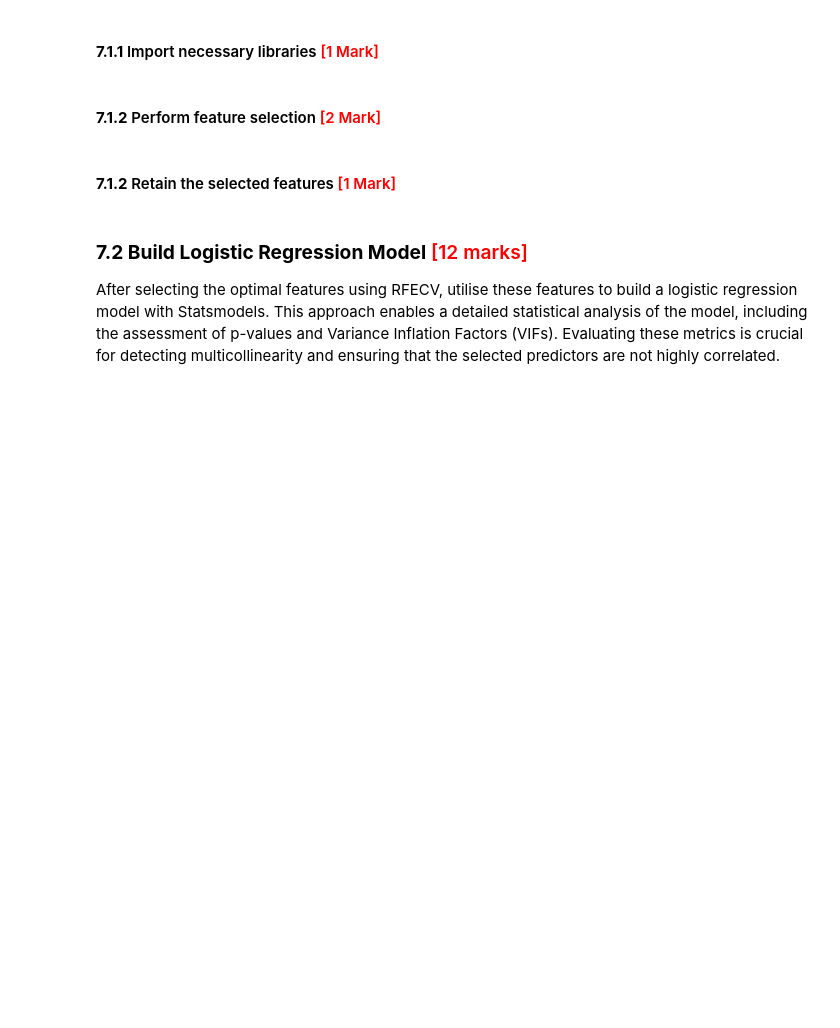
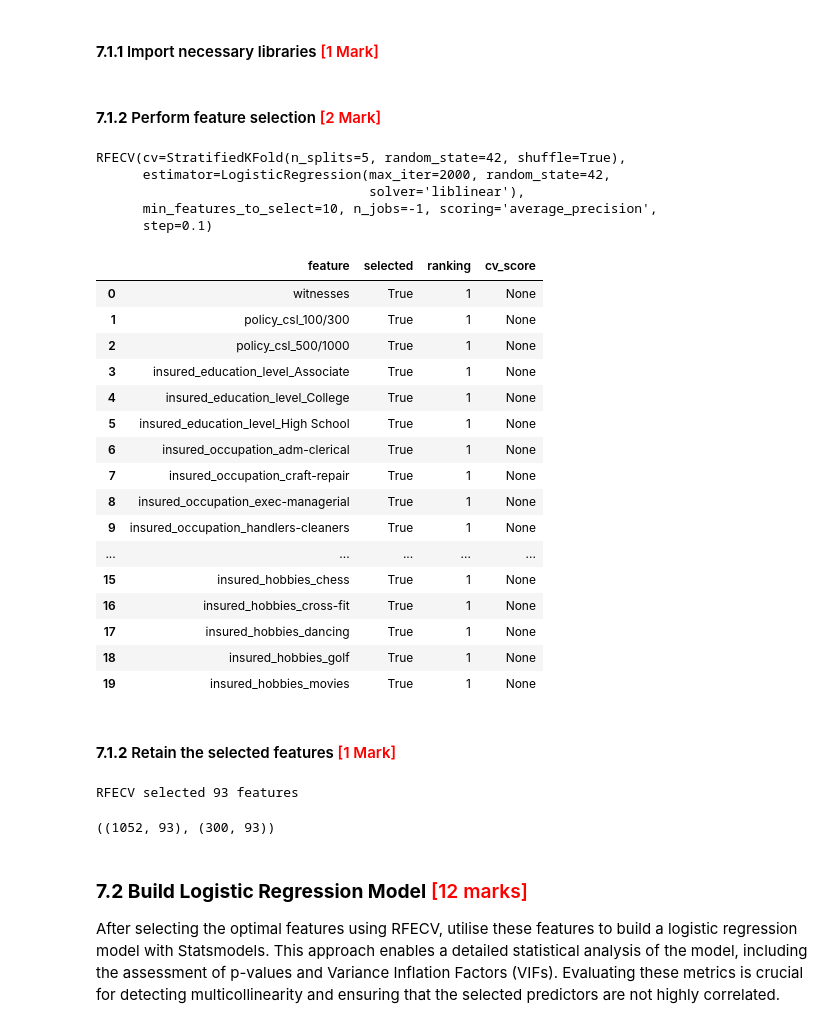
Before and after one commit to princepushparaj/UpgradMLII, a Jupyter notebook: Fraudulent_Claim_Detection_Starter.ipynb, the cells around one changed output. Cells and saved outputs as stored; diff of their text form; code cells hidden in the pictures; blank space fills up the shorter version.

```diff
--- a/Fraudulent_Claim_Detection_Starter.ipynb
+++ b/Fraudulent_Claim_Detection_Starter.ipynb
@@ -1183,4 +1181,27 @@ Identify and select the most relevant features for building a logistic regressio
+# %%
+# Import necessary libraries
+from sklearn.model_selection import StratifiedKFold
+from sklearn.linear_model import LogisticRegression
+from sklearn.feature_selection import RFECV
+
+lr_base = LogisticRegression(max_iter=2000, solver="liblinear", random_state=42)
+cv = StratifiedKFold(n_splits=5, shuffle=True, random_state=42)
 # %% [markdown]
 #### **7.1.2** Perform feature selection <font color="red">[2 Mark]</font>
 # %%
 # Apply RFECV to identify the most relevant features
+rfecv = RFECV(
+    estimator=lr_base,
+    step=0.1,
+    cv=cv,
+    scoring="average_precision",
+    min_features_to_select=10,
+    n_jobs=-1
+)
+rfecv.fit(X_train_scaled, y_train_res)
+# %% [output]
+RFECV(cv=StratifiedKFold(n_splits=5, random_state=42, shuffle=True),
+      estimator=LogisticRegression(max_iter=2000, random_state=42,
+                                   solver='liblinear'),
+      min_features_to_select=10, n_jobs=-1, scoring='average_precision',
+      step=0.1)
@@ -1189,2 +1208,35 @@ Identify and select the most relevant features for building a logistic regressio
+# %%
+# Display the features ranking by RFECV in a DataFrame
+# Convert RFECV results into a DataFrame
+rfecv_results = pd.DataFrame({
+    "feature": X_train_scaled.columns,
+    "selected": rfecv.support_,
+    "ranking": rfecv.ranking_,
+    "cv_score": rfecv.grid_scores_ if hasattr(rfecv, "grid_scores_") else None
+})
+
+# Keep selected ones at the top
+rfecv_results = rfecv_results.sort_values(["selected", "ranking"], ascending=[False, True]).reset_index(drop=True)
+
+# Show first 20 rows
+rfecv_results.head(20)
+# %% [output]
+|  | feature | selected | ranking | cv_score |
+| 0 | witnesses | True | 1 | None |
+| 1 | policy_csl_100/300 | True | 1 | None |
+| 2 | policy_csl_500/1000 | True | 1 | None |
+| 3 | insured_education_level_Associate | True | 1 | None |
+| 4 | insured_education_level_College | True | 1 | None |
+| 5 | insured_education_level_High School | True | 1 | None |
+| 6 | insured_occupation_adm-clerical | True | 1 | None |
+| 7 | insured_occupation_craft-repair | True | 1 | None |
+| 8 | insured_occupation_exec-managerial | True | 1 | None |
+| 9 | insured_occupation_handlers-cleaners | True | 1 | None |
+| ... | ... | ... | ... | ... |
+| 15 | insured_hobbies_chess | True | 1 | None |
+| 16 | insured_hobbies_cross-fit | True | 1 | None |
+| 17 | insured_hobbies_dancing | True | 1 | None |
+| 18 | insured_hobbies_golf | True | 1 | None |
+| 19 | insured_hobbies_movies | True | 1 | None |
 # %% [markdown]
 #### **7.1.2** Retain the selected features <font color="red">[1 Mark]</font>
@@ -1193,3 +1243,13 @@ Identify and select the most relevant features for building a logistic regressio
+# %%
+# Put columns selected by RFECV into variable 'col'
+selected_features = X_train_scaled.columns[rfecv.support_].tolist()
+print(f"RFECV selected {len(selected_features)} features")
+Xtr_sel = X_train_scaled[selected_features].copy()
+Xva_sel = X_val_scaled[selected_features].copy()
+Xtr_sel.shape, Xva_sel.shape
+# %% [output]
+RFECV selected 93 features
+((1052, 93), (300, 93))
 # %% [markdown]
 ### **7.2 Build Logistic Regression Model** <font color = red>[12 marks]</font>
 After selecting the optimal features using RFECV, utilise these features to build a logistic regression model with Statsmodels. This approach enables a detailed statistical analysis of the model, including the assessment of p-values and Variance Inflation Factors (VIFs). Evaluating these metrics is crucial for detecting multicollinearity and ensuring that the selected predictors are not highly correlated.
```
Also changed, not shown: parts of 50 cells of this notebook.
